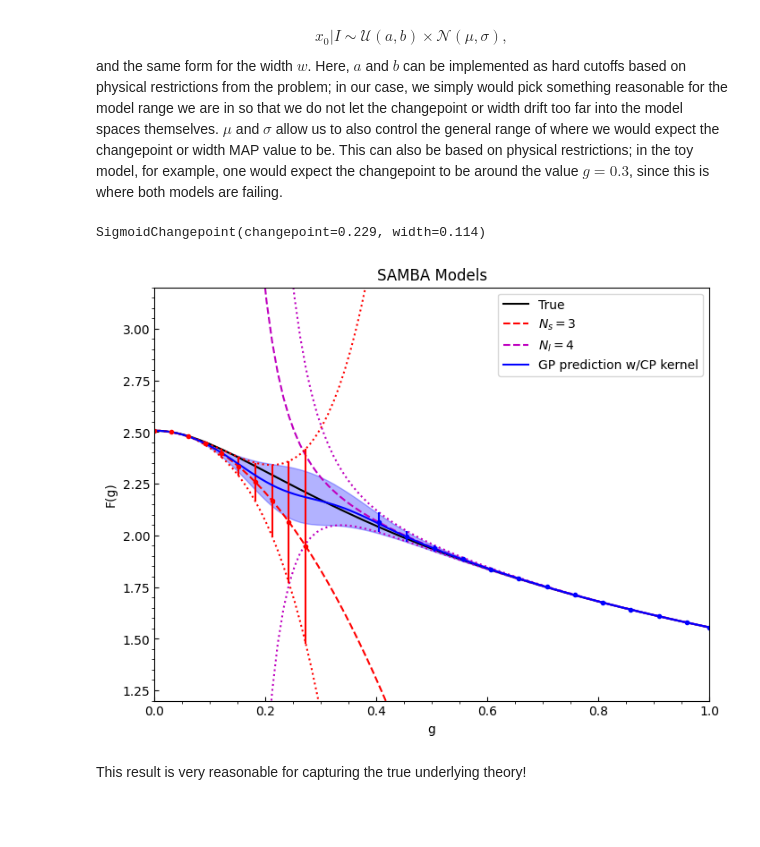
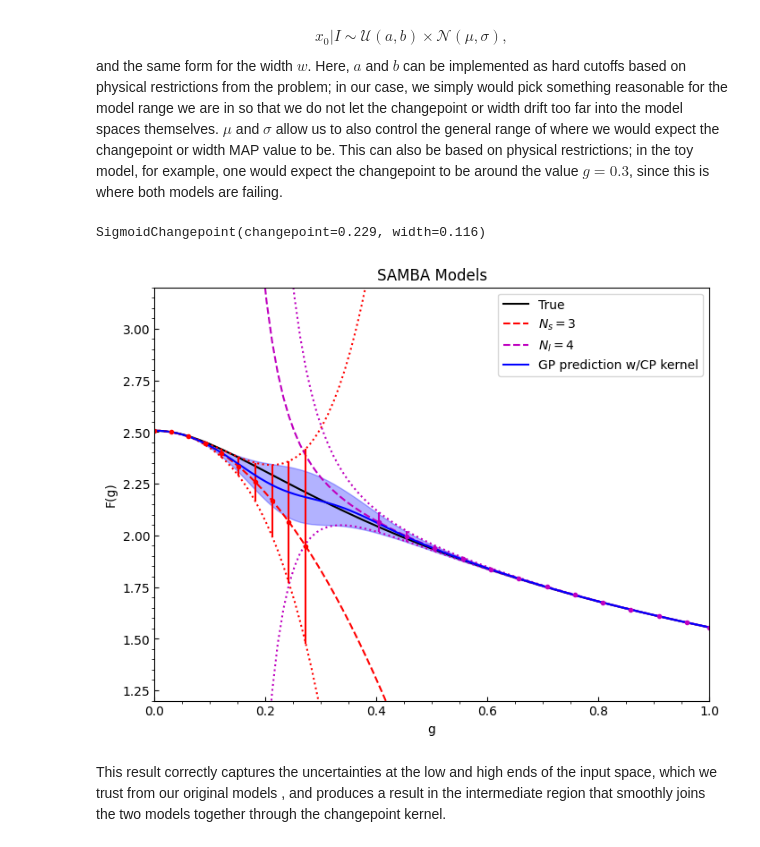
Before and after one commit to bandframework/Taweret, a Jupyter notebook: book/notebooks/GP_BMM/gp_bmm_nonstationary.ipynb, the cells around one changed output. Saved outputs shown, nothing was run; the diff lists cells and outputs as text; code cells hidden in the pictures; blank space fills up the shorter version.

```diff
--- a/book/notebooks/GP_BMM/gp_bmm_nonstationary.ipynb
+++ b/book/notebooks/GP_BMM/gp_bmm_nonstationary.ipynb
@@ -11 +20,6 @@ Let's first load the toy models we will be using and import necessary packages t
+# %%
+# Update metadata to remove this esthetics cell from the book's renderings
+
+COLORS = ['r', 'm', 'b']
+LINES = ['dashed', 'dotted']
 # %%
@@ -116,7 +104,7 @@ cov2 = build_cov_from_errors(x2, sigma2, ell=1.0, nugget=1e-6)
 # build full alpha covariance matrix for the GPmixing step
 xtot = np.concatenate((x1, x2))
 datatot = np.concatenate((data1, data2))
-alpha = block_diag(cov1, cov2)
+alpha = scipy.linalg.block_diag(cov1, cov2)
 # %%
 #basic plot to check choices
 fig = plt.figure(figsize=(8,6), dpi=100)
@@ -311,7 +291,3 @@ prior_dict = {
-# %%
-# set up the model mixing step
-gpmix = GPmixing(x=g, models=models, alpha=alpha, kernel=kernelCP, mean_function="zero", priors=True, prior_params=None,
-                 prior_choice='changepoint', prior_type=prior_dict, switch='sigmoid', nopt=5000)
 # %% [markdown]
 In the above, we have taken `prior_params=None`, which means we will be using the default hyperpriors set in the code for the changepoint kernel case, since we set `prior_choice='changepoint'`. A user can of course enter their own priors for the GP to use! The current hyperprior form being used is a truncated normal distribution,
 
@@ -321,55 +297,51 @@ $$
 and the same form for the width $w$. Here, $a$ and $b$ can be implemented as hard cutoffs based on physical restrictions from the problem; in our case, we simply would pick something reasonable for the model range we are in so that we do not let the changepoint or width drift too far into the model spaces themselves. $\mu$ and $\sigma$ allow us to also control the general range of where we would expect the changepoint or width MAP value to be. This can also be based on physical restrictions; in the toy model, for example, one would expect the changepoint to be around the value $g=0.3$, since this is where both models are failing.
 # %%
 # fit and predict using the changepoint kernel
-gpmix.train(xtot.reshape(-1,1), datatot.reshape(-1,1), prior_choice='changepoint', prior_type=prior_dict, switch='sigmoid')
+gpmix.train(xtot.reshape(-1,1), datatot.reshape(-1,1),
+            prior_choice='changepoint', prior_type=prior_dict,
+            switch='sigmoid')
 print(gpmix.gpr.kernel_)
+
+gpmix_pred = gpmix.predict()
 # %% [output]
-SigmoidChangepoint(changepoint=0.229, width=0.114)
+SigmoidChangepoint(changepoint=0.229, width=0.116)
 # %%
 # plot the resulting predictions
-gpmix_pred = gpmix.predict()
-
 fig = plt.figure(figsize=(8,6), dpi=100)
 ax = plt.axes()
 ax.set_xlim(0.0,1.0)
 ax.set_ylim(1.2,3.2)
 ax.tick_params(axis='x', direction='in')
 ax.tick_params(axis='y', direction='in')
 ax.locator_params(nbins=8)
 ax.xaxis.set_minor_locator(AutoMinorLocator())
 ax.yaxis.set_minor_locator(AutoMinorLocator())
 ax.set_title('SAMBA Models')
 ax.set_xlabel('g')
 ax.set_ylabel('F(g)')
 
 #truth
-ax.plot(g, TrueModel().evaluate(g)[0].flatten(), 'k', label='True')
+ax.plot(g, samba.TrueModel().evaluate(g)[0].flatten(), 'k', label='True')
 
-#colour wheel
-colors = ['r', 'm', 'b']
-lines = ['dashed', 'dotted']
-labels= [r'$N_s=3$', r'$N_l=4$']
-
-#models
+#models with uncertainties
 for i in range(len(predict)):
-    ax.plot(g, predict[i][0].flatten(), color=colors[i], linestyle=lines[0], label=labels[i])
-
-#uncertainties
-for i in range(len(predict)):
-    ax.plot(g, predict[i][0].flatten() - predict[i][1].flatten(), color=colors[i], linestyle=lines[1])
-    ax.plot(g, predict[i][0].flatten() + predict[i][1].flatten(), color=colors[i], linestyle=lines[1])
+    ax.plot(g, predict[i][0].flatten(), color=COLORS[i], linestyle=LINES[0], label=predict_labels[i])
+    ax.plot(g, predict[i][0].flatten() - predict[i][1].flatten(), color=COLORS[i], linestyle=LINES[1])
+    ax.plot(g, predict[i][0].flatten() + predict[i][1].flatten(), color=COLORS[i], linestyle=LINES[1])
 
 # add data and covariances
-ax.errorbar(x1, data1, sigma1, marker='.', color='red', linestyle=' ')
-ax.errorbar(x2, data2, sigma2, marker='.', color='blue', linestyle=' ')
+ax.errorbar(x1, data1, sigma1, marker='.', color=COLORS[0], linestyle=' ')
+ax.errorbar(x2, data2, sigma2, marker='.', color=COLORS[1], linestyle=' ')
 
 # add GP predictions with changepoint kernel
-ax.plot(gpmix_pred['x'], gpmix_pred['mean'], color=colors[2], label='GP prediction w/CP kernel')
-ax.fill_between(gpmix_pred['x'], gpmix_pred['mean']-gpmix_pred['std'], gpmix_pred['mean']+gpmix_pred['std'], alpha=0.3, color=colors[2])
+ax.plot(gpmix_pred['x'], gpmix_pred['mean'], color=COLORS[2], label='GP prediction w/CP kernel')
+ax.fill_between(gpmix_pred['x'],
+                gpmix_pred['mean'] - gpmix_pred['std'],
+                gpmix_pred['mean'] + gpmix_pred['std'],
+                alpha=0.3, color=COLORS[2])
 
-ax.legend()
-plt.show()
+_ = ax.legend()
 # %% [output]
-[figure, old version]
+[figure, new version]
-# %% [markdown]
-This result is very reasonable for capturing the true underlying theory!
+# %% [markdown]
+This result correctly captures the uncertainties at the low and high ends of the input space, which we trust from our original models , and produces a result in the intermediate region that smoothly joins the two models together through the changepoint kernel.
```
Also changed, not shown: parts of 10 cells of this notebook, 1 other file.
